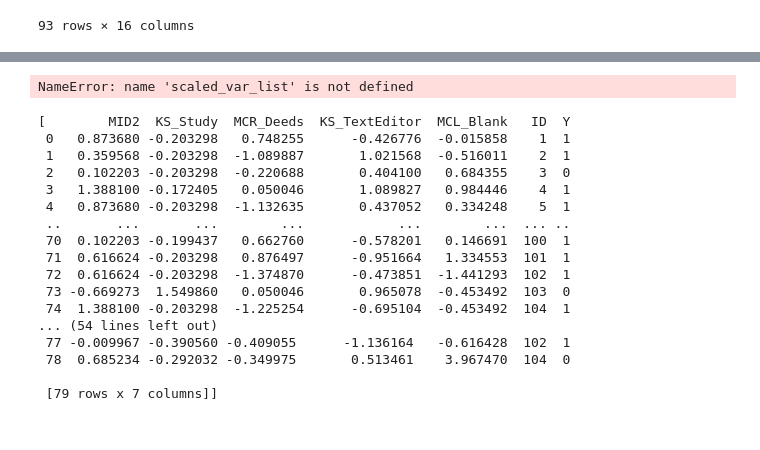
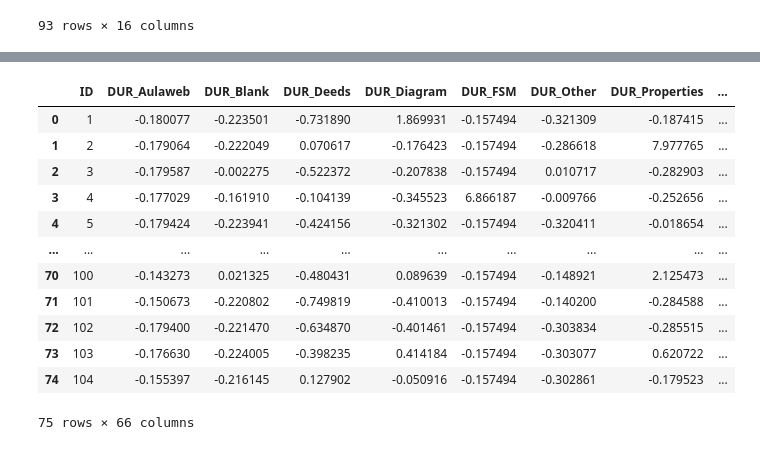
Before and after one commit to EPM-LearningAnalytics/epm, a Jupyter notebook: epm/modeling/YW_ML_package_development.ipynb, the cells around one changed output, grey strips where cells are left out. Cells and saved outputs as stored; diff of their text form; code cells hidden in the pictures.

```diff
--- a/epm/modeling/YW_ML_package_development.ipynb
+++ b/epm/modeling/YW_ML_package_development.ipynb
@@ -226 +255,27 @@ std_whole_grades_with_stu_behavior
+# %%
+def merge_all_data(log_data, grade):
+    for i, features in enumerate(log_data):
+        if i == 0: continue
+        log_data[i] = features.merge(grade[['ID', 'MID' + str(i+1), 'RES' + str(i+1)]], how='inner', on='ID')
+        log_data[i] = log_data[i].rename(columns={'RES' + str(i+1): 'Y'})
+    return log_data
+# %%
+whole_data = merge_all_data(std_manipulated_log_data, outcome)
+#lp.merge_all_data(std_manipulated_log_data, outcome)
+# %%
+whole_data[1]
+# %% [output]
+|  | ID | DUR_Aulaweb | DUR_Blank | DUR_Deeds | DUR_Diagram | DUR_FSM | DUR_Other | DUR_Properties | ... |
+| 0 | 1 | -0.180077 | -0.223501 | -0.731890 | 1.869931 | -0.157494 | -0.321309 | -0.187415 | ... |
+| 1 | 2 | -0.179064 | -0.222049 | 0.070617 | -0.176423 | -0.157494 | -0.286618 | 7.977765 | ... |
+| 2 | 3 | -0.179587 | -0.002275 | -0.522372 | -0.207838 | -0.157494 | 0.010717 | -0.282903 | ... |
+| 3 | 4 | -0.177029 | -0.161910 | -0.104139 | -0.345523 | 6.866187 | -0.009766 | -0.252656 | ... |
+| 4 | 5 | -0.179424 | -0.223941 | -0.424156 | -0.321302 | -0.157494 | -0.320411 | -0.018654 | ... |
+| ... | ... | ... | ... | ... | ... | ... | ... | ... | ... |
+| 70 | 100 | -0.143273 | 0.021325 | -0.480431 | 0.089639 | -0.157494 | -0.148921 | 2.125473 | ... |
+| 71 | 101 | -0.150673 | -0.220802 | -0.749819 | -0.410013 | -0.157494 | -0.140200 | -0.284588 | ... |
+| 72 | 102 | -0.179400 | -0.221470 | -0.634870 | -0.401461 | -0.157494 | -0.303834 | -0.285515 | ... |
+| 73 | 103 | -0.176630 | -0.224005 | -0.398235 | 0.414184 | -0.157494 | -0.303077 | 0.620722 | ... |
+| 74 | 104 | -0.155397 | -0.216145 | 0.127902 | -0.050916 | -0.157494 | -0.302861 | -0.179523 | ... |
+75 rows × 66 columns
 # %%
@@ -256,25 +313 @@ def getting_important_features(datasets, num_of_features):
-# %%
-getting_important_features (scaled_var_list, 5)
-# %% [output]
-NameError: name 'scaled_var_list' is not defined
-# %%
-scaled_var_list
-# %% [output]
-[        MID2  KS_Study  MCR_Deeds  KS_TextEditor  MCL_Blank   ID  Y
- 0   0.873680 -0.203298   0.748255      -0.426776  -0.015858    1  1
- 1   0.359568 -0.203298  -1.089887       1.021568  -0.516011    2  1
- 2   0.102203 -0.203298  -0.220688       0.404100   0.684355    3  0
- 3   1.388100 -0.172405   0.050046       1.089827   0.984446    4  1
- 4   0.873680 -0.203298  -1.132635       0.437052   0.334248    5  1
- ..       ...       ...        ...            ...        ...  ... ..
- 70  0.102203 -0.199437   0.662760      -0.578201   0.146691  100  1
- 71  0.616624 -0.203298   0.876497      -0.951664   1.334553  101  1
- 72  0.616624 -0.203298  -1.374870      -0.473851  -1.441293  102  1
- 73 -0.669273  1.549860   0.050046       0.965078  -0.453492  103  0
- 74  1.388100 -0.203298  -1.225254      -0.695104  -0.453492  104  1
-... (54 lines left out)
- 77 -0.009967 -0.390560 -0.409055      -1.136164   -0.616428  102  1
- 78  0.685234 -0.292032 -0.349975       0.513461    3.967470  104  0
-
- [79 rows x 7 columns]]
 # %%
```
Also changed, not shown: parts of 28 cells of this notebook.
